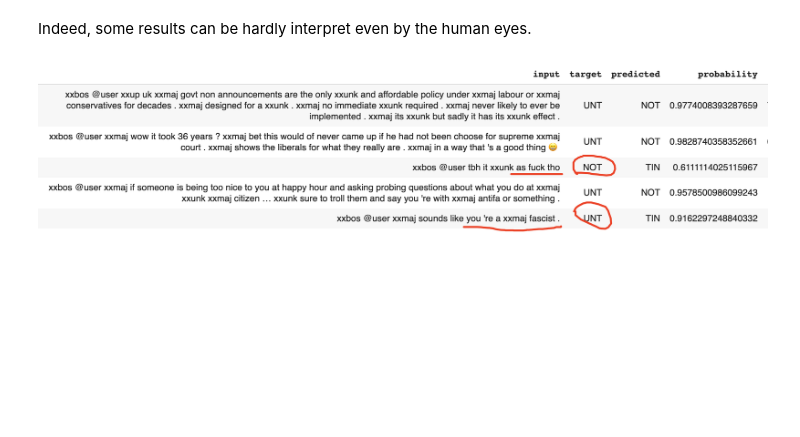
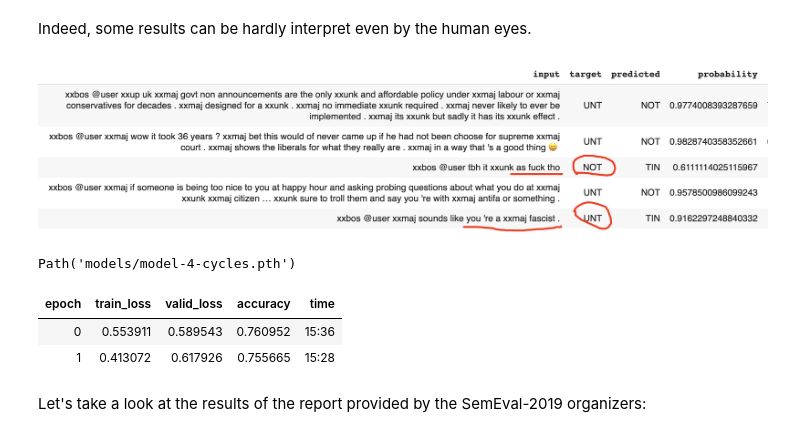
Before and after one commit to MariiaS/olid, a Jupyter notebook: Offensive_speech_recognition.ipynb, the cells around one changed output. Saved outputs shown, nothing was run; the diff lists cells and outputs as text; code cells hidden in the pictures; blank space fills up the shorter version.

Commit message:
Saving model and adding report results

```diff
--- a/Offensive_speech_recognition.ipynb
+++ b/Offensive_speech_recognition.ipynb
@@ -160,3 +160,15 @@ interp.plot_top_losses(9)
 Indeed, some results can be hardly interpret even by the human eyes.
 # %% [markdown]
 ![image.png](embedded-picture-1)
+# %%
+learn.save("model-4-cycles")
+# %% [output]
+Path('models/model-4-cycles.pth')
+# %%
+learn.fit_one_cycle(1)
+# %% [output]
+| epoch | train_loss | valid_loss | accuracy | time |
+| 0 | 0.553911 | 0.589543 | 0.760952 | 15:36 |
+| 1 | 0.413072 | 0.617926 | 0.755665 | 15:28 |
+# %% [markdown]
+Let's take a look at the results of the report provided by the SemEval-2019 organizers:
```
Also changed, not shown: parts of 2 cells of this notebook.
